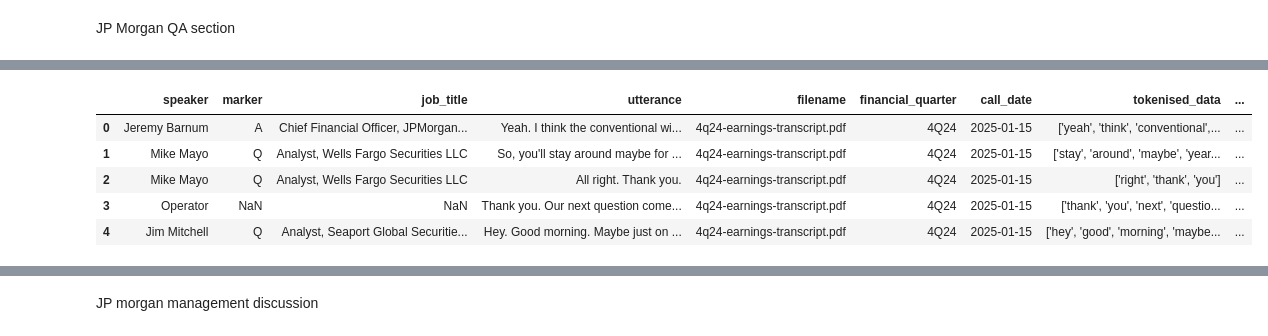
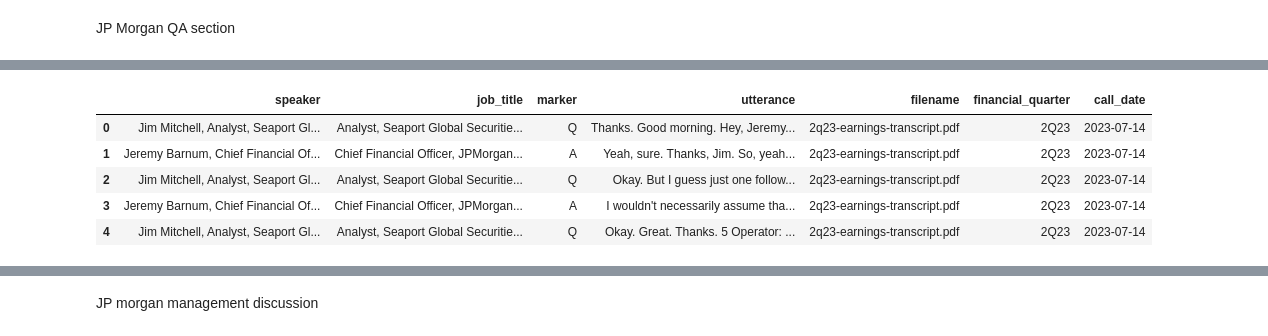
Before and after one commit to sheldonkemper/bank_of_england, a Jupyter notebook: notebooks/processed/ct_preprocessing.ipynb, the cells around one changed output, grey strips where cells are left out. Cells and saved outputs as stored; diff of their text form; code cells hidden in the pictures.

Commit message:
running the code on original jpmorgan qna data adding code to populate data for first answer lines reorder rows

```diff
--- a/notebooks/processed/ct_preprocessing.ipynb
+++ b/notebooks/processed/ct_preprocessing.ipynb
@@ -173,11 +191,11 @@ preprocessed_santander.csv
 # %%
 #Defining qa_data
-qa_data = pd.read_csv("jpmorgan_qa_section_preprocessed.csv")
+qa_data = pd.read_csv("/content/drive/MyDrive/bank_of_england/data/preprocessed_data/original_jpmorgan_qa_section.csv")
 qa_data.head()
 # %% [output]
-|  | speaker | marker | job_title | utterance | filename | financial_quarter | call_date | tokenised_data | ... |
-| 0 | Jeremy Barnum | A | Chief Financial Officer, JPMorgan... | Yeah. I think the conventional wi... | 4q24-earnings-transcript.pdf | 4Q24 | 2025-01-15 | ['yeah', 'think', 'conventional',... | ... |
-| 1 | Mike Mayo | Q | Analyst, Wells Fargo Securities LLC | So, you'll stay around maybe for ... | 4q24-earnings-transcript.pdf | 4Q24 | 2025-01-15 | ['stay', 'around', 'maybe', 'year... | ... |
-| 2 | Mike Mayo | Q | Analyst, Wells Fargo Securities LLC | All right. Thank you. | 4q24-earnings-transcript.pdf | 4Q24 | 2025-01-15 | ['right', 'thank', 'you'] | ... |
-| 3 | Operator | NaN | NaN | Thank you. Our next question come... | 4q24-earnings-transcript.pdf | 4Q24 | 2025-01-15 | ['thank', 'you', 'next', 'questio... | ... |
-| 4 | Jim Mitchell | Q | Analyst, Seaport Global Securitie... | Hey. Good morning. Maybe just on ... | 4q24-earnings-transcript.pdf | 4Q24 | 2025-01-15 | ['hey', 'good', 'morning', 'maybe... | ... |
+|  | speaker | job_title | marker | utterance | filename | financial_quarter | call_date |
+| 0 | Jim Mitchell, Analyst, Seaport Gl... | Analyst, Seaport Global Securitie... | Q | Thanks. Good morning. Hey, Jeremy... | 2q23-earnings-transcript.pdf | 2Q23 | 2023-07-14 |
+| 1 | Jeremy Barnum, Chief Financial Of... | Chief Financial Officer, JPMorgan... | A | Yeah, sure. Thanks, Jim. So, yeah... | 2q23-earnings-transcript.pdf | 2Q23 | 2023-07-14 |
+| 2 | Jim Mitchell, Analyst, Seaport Gl... | Analyst, Seaport Global Securitie... | Q | Okay. But I guess just one follow... | 2q23-earnings-transcript.pdf | 2Q23 | 2023-07-14 |
+| 3 | Jeremy Barnum, Chief Financial Of... | Chief Financial Officer, JPMorgan... | A | I wouldn't necessarily assume tha... | 2q23-earnings-transcript.pdf | 2Q23 | 2023-07-14 |
+| 4 | Jim Mitchell, Analyst, Seaport Gl... | Analyst, Seaport Global Securitie... | Q | Okay. Great. Thanks. 5 Operator: ... | 2q23-earnings-transcript.pdf | 2Q23 | 2023-07-14 |
```
Also changed, not shown: parts of 16 cells of this notebook.
